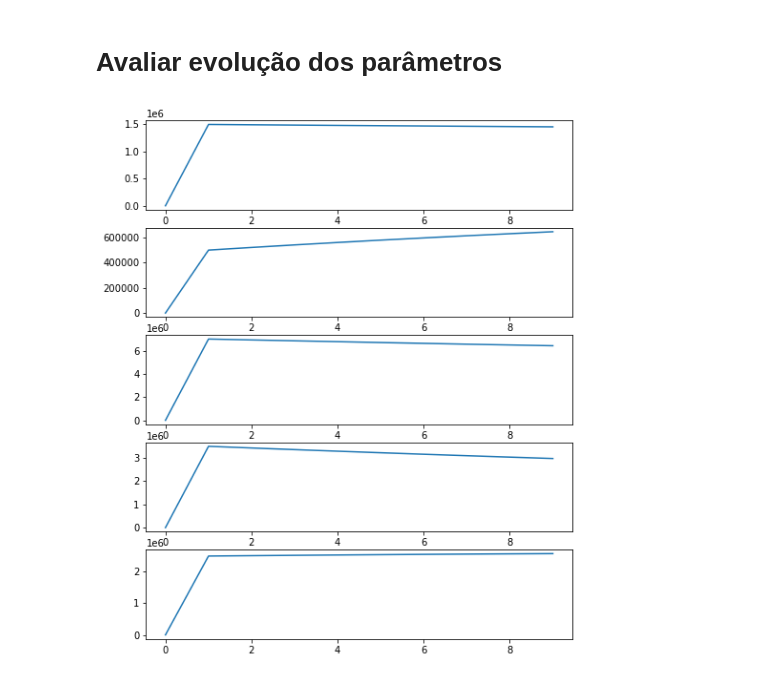
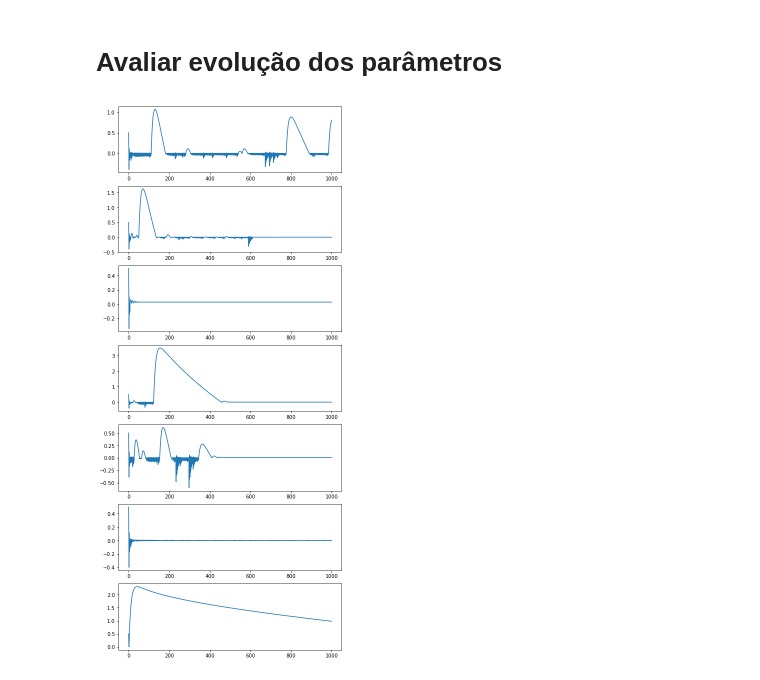
Before and after one commit to Giovanni3A/Projeto_PO2, a Jupyter notebook: notebooks/modelos/pytorch/1_modelo_sem_regressores.ipynb, the cells around one changed output. Saved outputs shown, nothing was run; the diff lists cells and outputs as text; code cells hidden in the pictures.

```diff
--- a/notebooks/modelos/pytorch/1_modelo_sem_regressores.ipynb
+++ b/notebooks/modelos/pytorch/1_modelo_sem_regressores.ipynb
@@ -69,3 +69,5 @@ Y = np.zeros(shape=(N_BAIRROS,522))
 for bairro,idx in tqdm(list(bairro_to_idx.items())):
     i = idx_to_i[idx]
     Y[i,:] = calcular_distribuicao(df,t,g,idx,p,tipo_discretizacao_temp=0)
+# %%
+Y = pd.read_csv('../../../distribuicoes.csv')
@@ -72,24 +78,28 @@ for bairro,idx in tqdm(list(bairro_to_idx.items())):
 # %%
 class ModelWithNoRegressors(nn.Module):
-    def __init__(self,n,alpha_=.3,eps=1e-8):
+    def __init__(self,n,alpha_=1,eps=1e-8):
         super(ModelWithNoRegressors, self).__init__()
 
         self.alpha = alpha_
         self.eps = eps
+        self.iter = 0
         self.params_hist = []
 
         self.linear1   = nn.Linear(1, n, bias=False)
-        self.optimizer = optim.SGD(self.parameters(), lr=0.01)
+        self.optimizer = optim.Adam(self.parameters(), lr=.5)
 
-        self.linear1.weight.data.fill_(eps)
+        self.linear1.weight.data.fill_(1)
 
     def forward(self,state=np.ones(1)):
         x = self.linear1(torch.from_numpy(state).float())
-        x = F.relu(x) + self.eps
-        return torch.max(x,self.eps*torch.ones(len(x)))
+        x = torch.max(x,-x)
+        for p in self.parameters():
+            p.data = x.reshape(-1,1)
         return x
 
     def backward(self,Y: np.array,lambdas):
+
+        self.iter += 1
 
         L = self.forward().detach()
         self.params_hist.append(L.numpy())
@@ -97,7 +107,7 @@ class ModelWithNoRegressors(nn.Module):
         Y = torch.tensor(Y)
 
         gradients = []
-        for i,(eventos_bairro,l) in tqdm(enumerate(zip(Y,lambdas)),desc='Running backward',total=N_BAIRROS): #for Y, it assumes you're iterating collumns
+        for i,(eventos_bairro,l) in enumerate(zip(Y,lambdas)): #for Y, it assumes you're iterating collumns
             g = []
             idx = i_to_idx[i]
             # loop in j
@@ -118,12 +128,14 @@ class ModelWithNoRegressors(nn.Module):
 
         self.optimizer.zero_grad()
         grad = torch.stack(gradients).sum()
+        grad = grad / (self.iter)
         grad.backward()
         self.optimizer.step()
 # %%
 model = ModelWithNoRegressors(N_BAIRROS,.3)
 # %%
-n_epochs = 10
-for _ in tqdm(range(n_epochs)):
+n_epochs = 1000
+for i in range(n_epochs):
+    print(i,end='...')
     lambdas = model.forward()
     model.backward(Y,lambdas)
@@ -150,12 +144,12 @@ tensor([1.4513e+06, 6.6073e+05, 6.3573e+06, 2.9172e+06, 2.5842e+06, 1.0000e-08,
 # %% [markdown]
 # Avaliar evolução dos parâmetros
 # %%
-fig,axes = plt.subplots(nrows=5,ncols=1,figsize=(8,10))
+fig,axes = plt.subplots(nrows=7,ncols=1,figsize=(8,20))
 
 for i,p in enumerate(np.array(model.params_hist).transpose()):
     try:
         axes[i].plot(p)
     except:
         break
 # %% [output]
-[figure, old version]
+[figure, new version]
```
Also changed, not shown: parts of 7 cells of this notebook, 13 other files.
